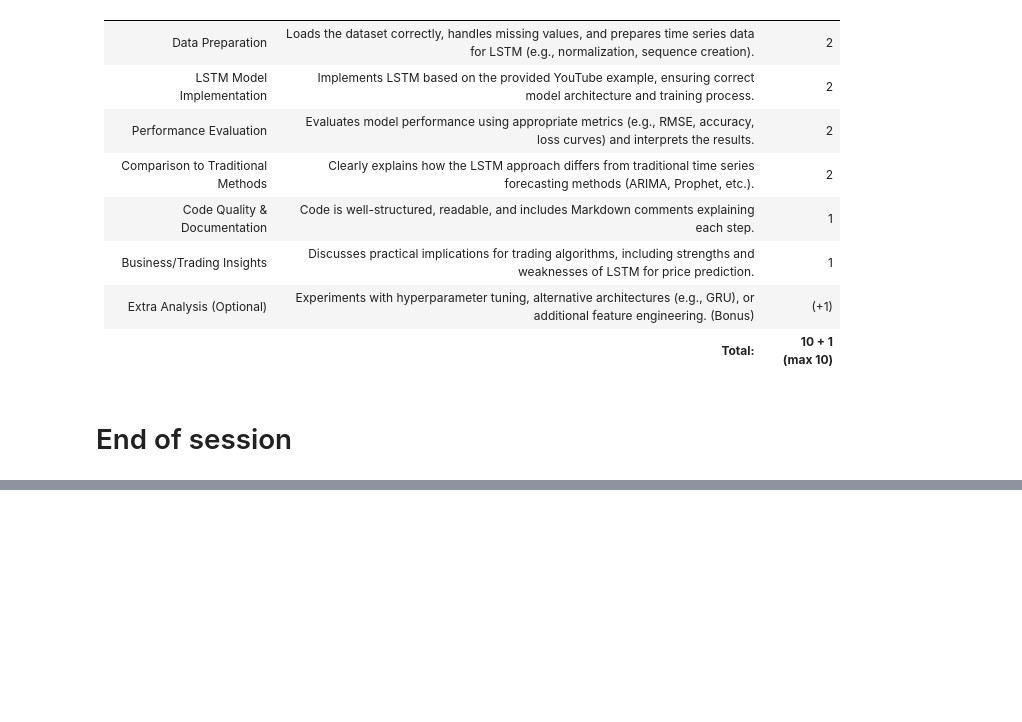
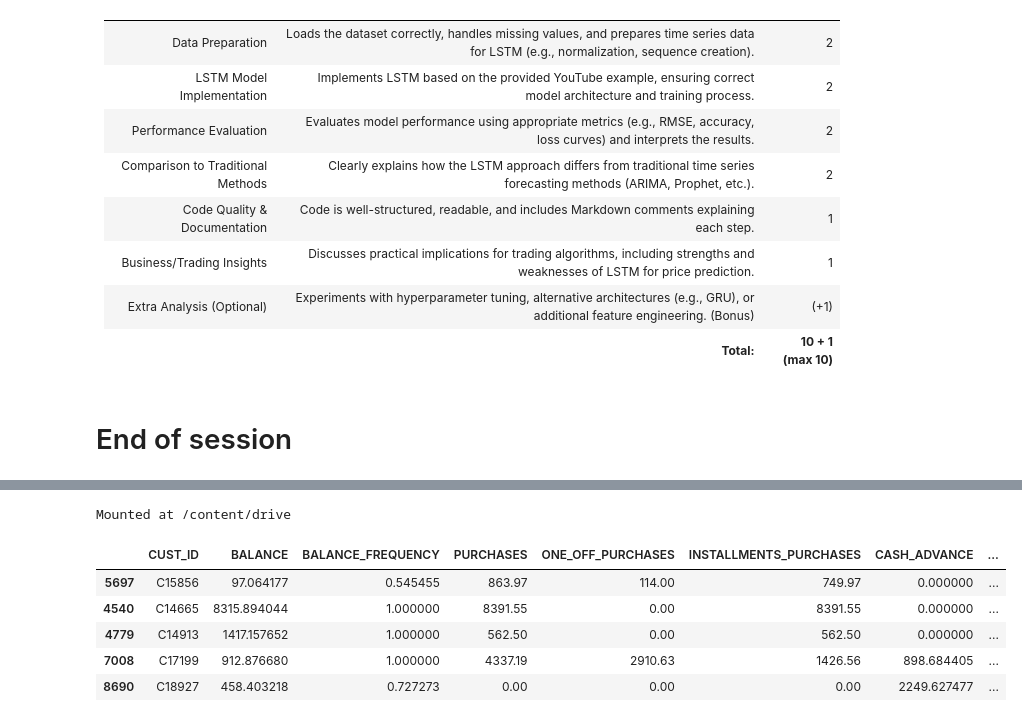
Before and after one commit to svetlanama/Data-Science-in-Finance-, a Jupyter notebook: DSIF9_0_Time_series_modelling_in_Financial_Services.ipynb, the cells around one changed output, grey strips where cells are left out. Saved outputs shown, nothing was run; the diff lists cells and outputs as text; code cells hidden in the pictures; blank space fills up the shorter version.

```diff
--- a/DSIF9_0_Time_series_modelling_in_Financial_Services.ipynb
+++ b/DSIF9_0_Time_series_modelling_in_Financial_Services.ipynb
@@ -672,0 +671,35 @@ Image(filename=f"{path_python_material}/images/the-end.jpg", width=500,)
+# %%
+import pandas as pd
+import numpy as np
+
+pd.set_option('display.max_columns', None)
+pd.set_option('display.max_rows', None)
+
+python_material_folder_name = "python-material"
+
+try:
+    from google.colab import drive
+    # Mount drive
+    drive.mount('/content/drive')
+    # Set up path to Python material parent folder
+    path_python_material = rf"drive/MyDrive/{python_material_folder_name}"
+        # If unsure, print current directory path by executing the following in a new cell:
+        # !pwd
+    IN_COLAB = True
+except:
+    IN_COLAB = False
+    # If working locally on Jupyter Notebook, parent folder is one folder up (assuming you are using the folder structure shared at the beginning of the course)
+    path_python_material = ".."
+
+
+df = pd.read_csv(f"drive/MyDrive/AI/PUBLIC_CSV/dsif8-assignment/Customer_Data.csv").sample(1000)
+
+df.head()
+# %% [output]
+Mounted at /content/drive
+|  | CUST_ID | BALANCE | BALANCE_FREQUENCY | PURCHASES | ONE_OFF_PURCHASES | INSTALLMENTS_PURCHASES | CASH_ADVANCE | ... |
+| 5697 | C15856 | 97.064177 | 0.545455 | 863.97 | 114.00 | 749.97 | 0.000000 | ... |
+| 4540 | C14665 | 8315.894044 | 1.000000 | 8391.55 | 0.00 | 8391.55 | 0.000000 | ... |
+| 4779 | C14913 | 1417.157652 | 1.000000 | 562.50 | 0.00 | 562.50 | 0.000000 | ... |
+| 7008 | C17199 | 912.876680 | 1.000000 | 4337.19 | 2910.63 | 1426.56 | 898.684405 | ... |
+| 8690 | C18927 | 458.403218 | 0.727273 | 0.00 | 0.00 | 0.00 | 2249.627477 | ... |
```
Also changed, not shown: parts of 5 cells of this notebook.
